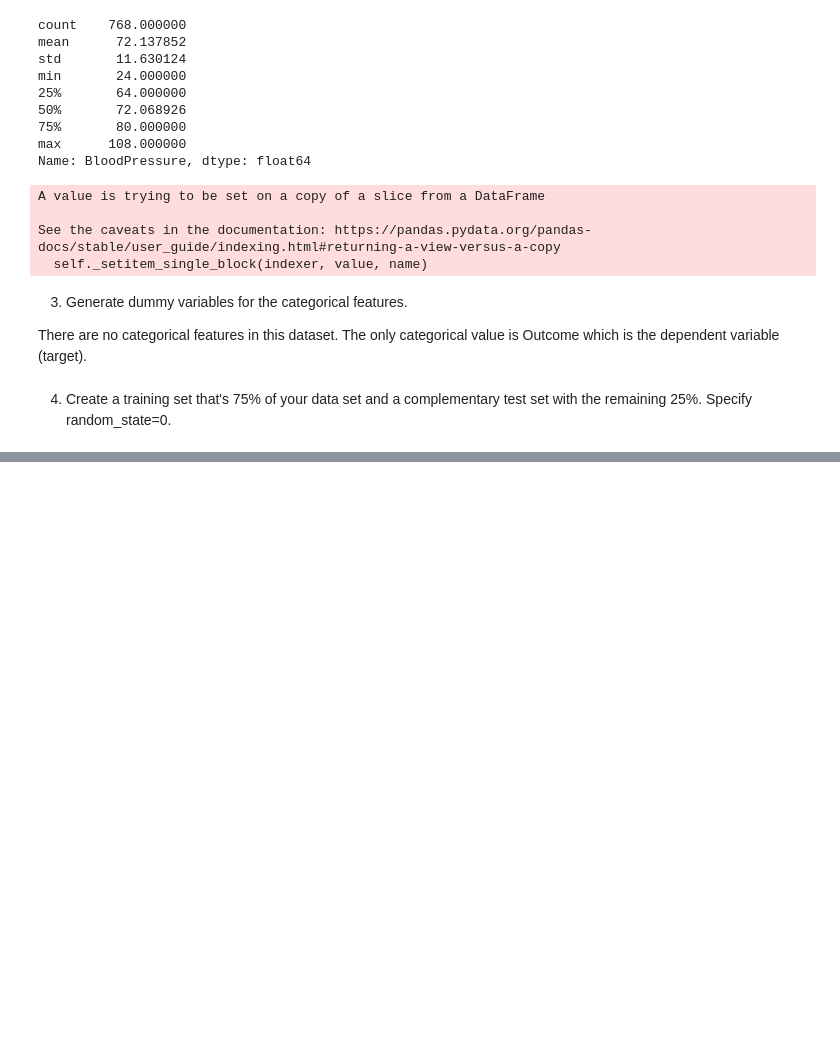
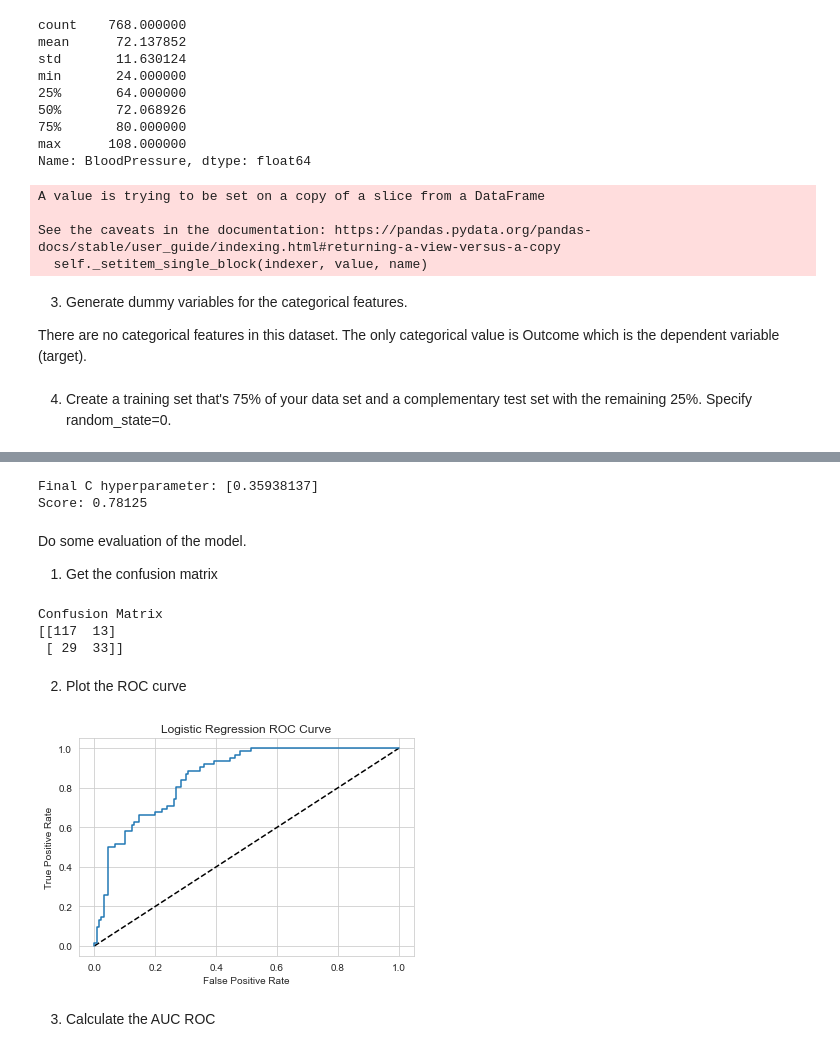
Before and after one commit to dgitall/Exercise-DataProcessing, a Jupyter notebook: Exercise_LogisticRegression.ipynb, the cells around one changed output, grey strips where cells are left out. Saved outputs shown, nothing was run; the diff lists cells and outputs as text; code cells hidden in the pictures; blank space fills up the shorter version.

```diff
--- a/Exercise_LogisticRegression.ipynb
+++ b/Exercise_LogisticRegression.ipynb
@@ -193,3 +193,10 @@ See the caveats in the documentation: https://pandas.pydata.org/pandas-docs/stab
 There are no categorical features in this dataset. The only categorical value is Outcome which is the dependent variable (target).
 # %% [markdown]
 4. Create a training set that's 75% of your data set and a complementary test set with the remaining 25%. Specify random_state=0.
+# %%
+from sklearn.model_selection import train_test_split
+
+X = LogData.drop('Outcome', axis=1)
+y = LogData['Outcome']
+X_train, X_test, y_train, y_test = train_test_split(
+    X, y, test_size=0.25, random_state=0)
@@ -195,0 +205,11 @@ There are no categorical features in this dataset. The only categorical value is
+# %%
+from sklearn.linear_model import LogisticRegressionCV
+
+regLogit = LogisticRegressionCV().fit(X_train, y_train)
+print(f"Final C hyperparameter: {regLogit.C_}")
+
+# Check on the testing dataset
+print(f"Score: {regLogit.score(X_test, y_test)}")
+# %% [output]
+Final C hyperparameter: [0.35938137]
+Score: 0.78125
@@ -195,0 +219,28 @@ There are no categorical features in this dataset. The only categorical value is
+# %% [markdown]
+Do some evaluation of the model.
+1. Get the confusion matrix
+# %%
+from sklearn.metrics import confusion_matrix
+
+print("Confusion Matrix")
+print(confusion_matrix(y_test, predictions_test))
+# %% [output]
+Confusion Matrix
+[[117  13]
+ [ 29  33]]
+# %% [markdown]
+2. Plot the ROC curve
+# %%
+from sklearn.metrics import roc_curve
+y_pred_prob = regLogit.predict_proba(X_test)[:,1]
+fpr, tpr, threshold = roc_curve(y_test, y_pred_prob)
+plt.plot([0,1], [0,1], 'k--')
+plt.plot(fpr, tpr, label="Logistic Regression")
+plt.xlabel('False Positive Rate')
+plt.ylabel('True Positive Rate')
+plt.title('Logistic Regression ROC Curve')
+plt.show()
+# %% [output]
+[figure, added]
+# %% [markdown]
+3. Calculate the AUC ROC
```
Also changed, not shown: parts of 4 cells of this notebook, 4 other files.
